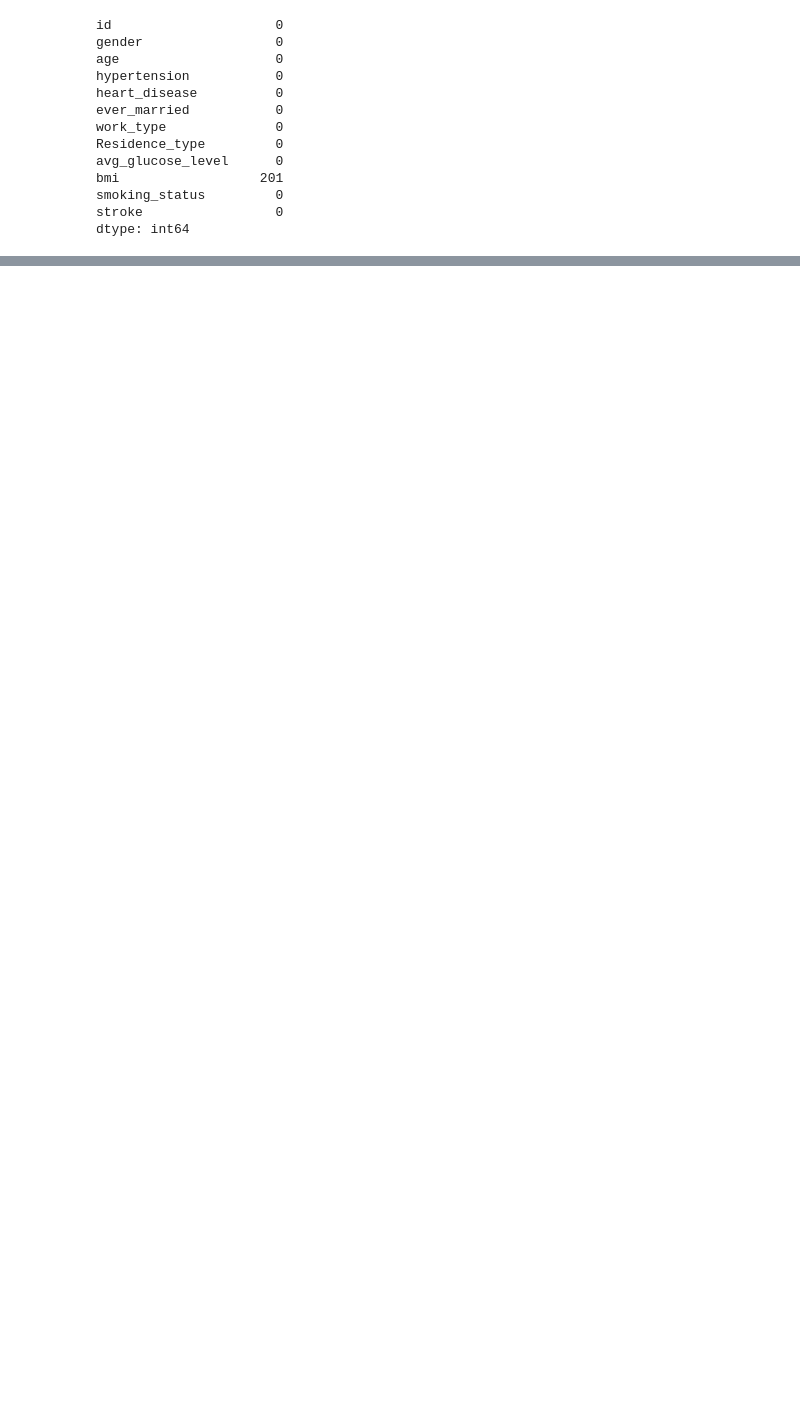
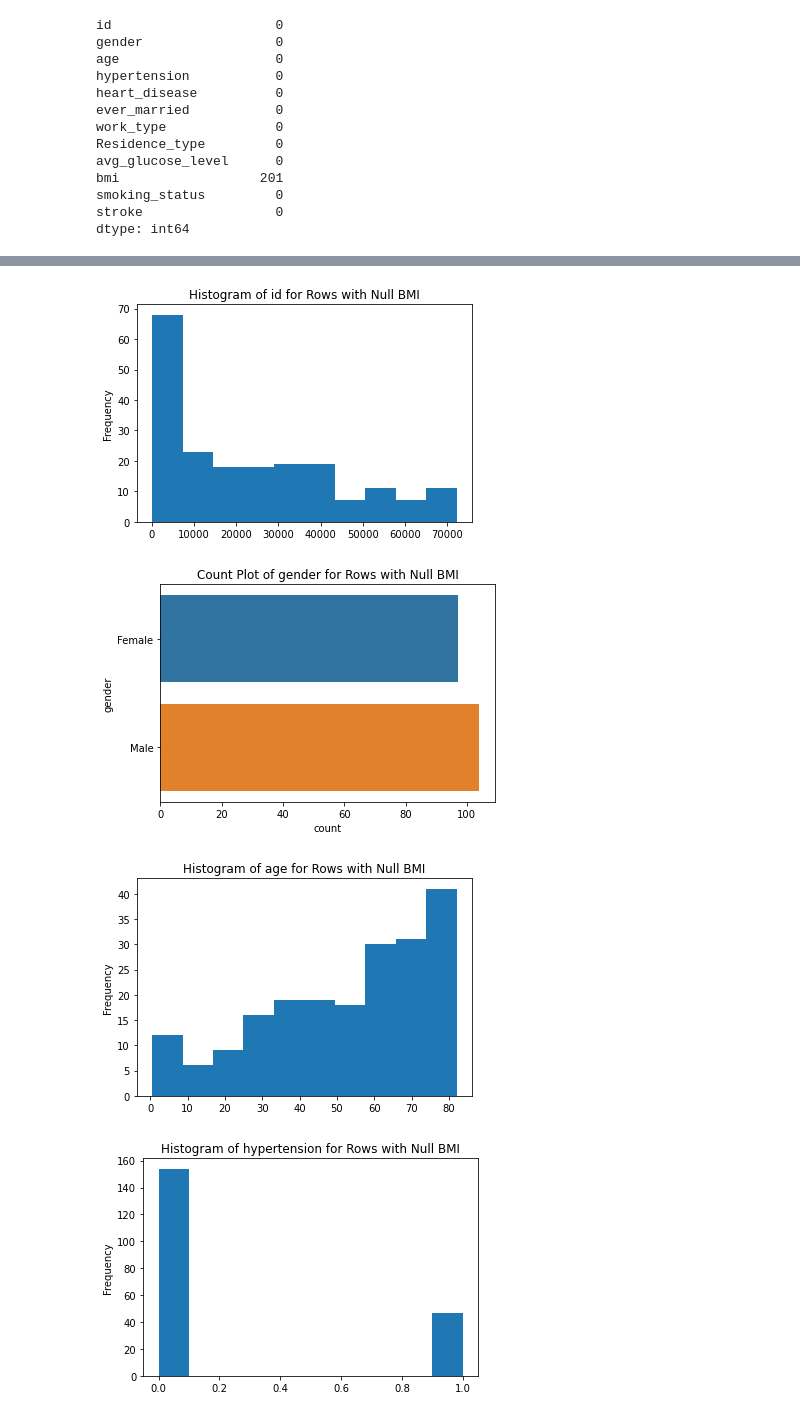
Before and after one commit to MaSOouD69/Capstone-Repo-Bootcamp-Project, a Jupyter notebook: capstone_Masoud_Arefi.ipynb, the cells around one changed output, grey strips where cells are left out. Cells and saved outputs as stored; diff of their text form; code cells hidden in the pictures; blank space fills up the shorter version.

```diff
--- a/capstone_Masoud_Arefi.ipynb
+++ b/capstone_Masoud_Arefi.ipynb
@@ -143,0 +217,23 @@ dtype: int64
+# %%
+# Filter the DataFrame for rows where 'bmi' is null
+df_null_bmi = df[df['bmi'].isna()]
+
+# Loop through each column
+for i in df_null_bmi.columns:
+    plt.figure()  # Create a new figure for each plot
+
+    # Check if the column is numeric
+    if pd.api.types.is_numeric_dtype(df_null_bmi[i]):
+        df_null_bmi[i].plot(kind='hist')
+        plt.title(f'Histogram of {i} for Rows with Null BMI')
+    else:
+        # For non-numeric data, use a count plot
+        sns.countplot(y=i, data=df_null_bmi)
+        plt.title(f'Count Plot of {i} for Rows with Null BMI')
+
+    plt.show()  # Display the plot
+# %% [output]
+[figure, added]
+[figure, added]
+[figure, added]
+[figure, added]
```
Also changed, not shown: parts of 8 cells of this notebook.
